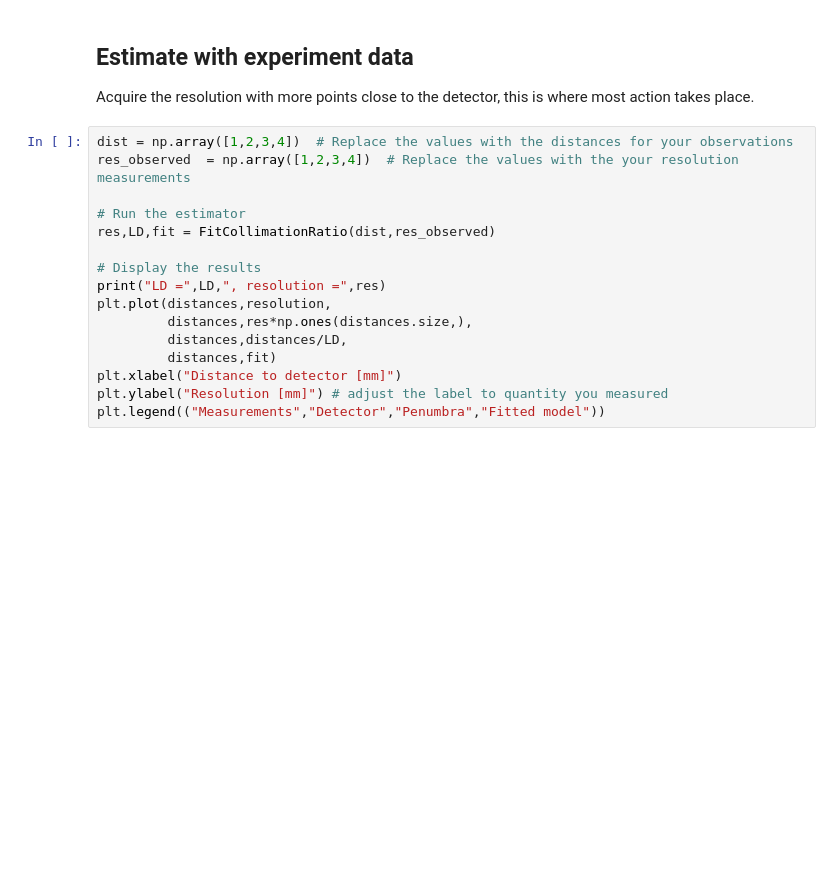
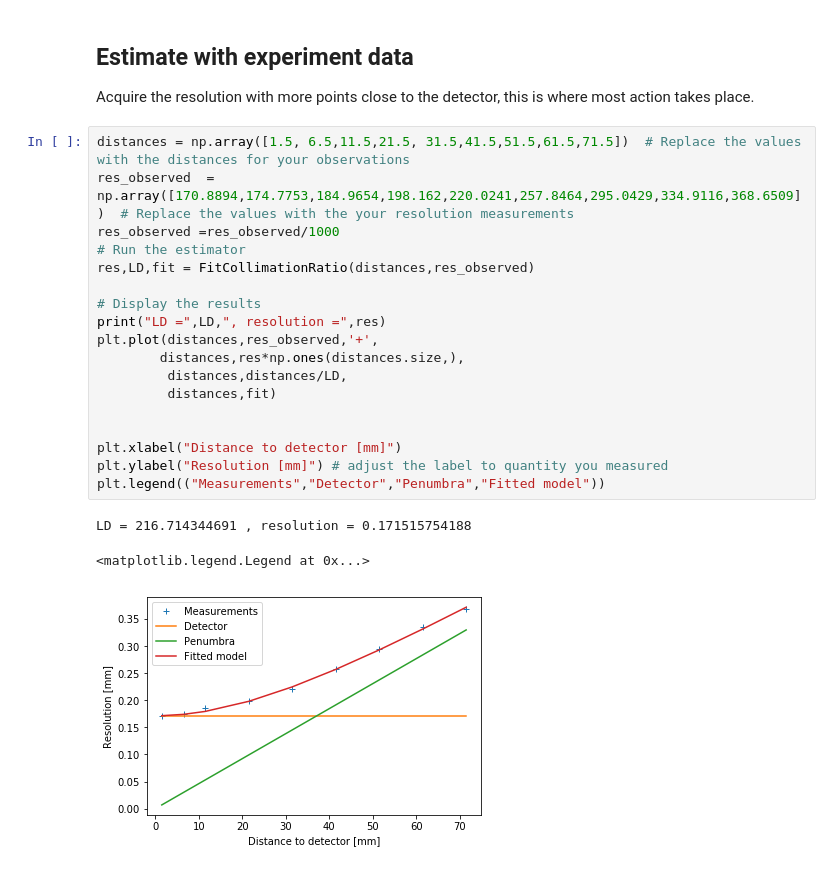
Before and after one commit to neutronimaging/scripts, a Jupyter notebook: python/notebooks/EstimateCollimationRatio.ipynb, the cells around one changed output. Saved outputs shown, nothing was run; the diff lists cells and outputs as text; blank space fills up the shorter version.

```diff
--- a/python/notebooks/EstimateCollimationRatio.ipynb
+++ b/python/notebooks/EstimateCollimationRatio.ipynb
@@ -105,18 +105,24 @@ LD = 500.0 , resolution = 0.1
 ## Estimate with experiment data
 Acquire the resolution with more points close to the detector, this is where most action takes place.
 # %%
-dist = np.array([1,2,3,4])  # Replace the values with the distances for your observations
-res_observed  = np.array([1,2,3,4])  # Replace the values with the your resolution measurements
-
+distances = np.array([1.5, 6.5,11.5,21.5, 31.5,41.5,51.5,61.5,71.5])  # Replace the values with the distances for your observations
+res_observed  = np.array([170.8894,174.7753,184.9654,198.162,220.0241,257.8464,295.0429,334.9116,368.6509])  # Replace the values with the your resolution measurements
+res_observed =res_observed/1000
 # Run the estimator
-res,LD,fit = FitCollimationRatio(dist,res_observed)
+res,LD,fit = FitCollimationRatio(distances,res_observed)
 
 # Display the results
 print("LD =",LD,", resolution =",res)
-plt.plot(distances,resolution,
-         distances,res*np.ones(distances.size,),
+plt.plot(distances,res_observed,'+',
+        distances,res*np.ones(distances.size,),
          distances,distances/LD,
          distances,fit)
+
+
 plt.xlabel("Distance to detector [mm]")
 plt.ylabel("Resolution [mm]") # adjust the label to quantity you measured
 plt.legend(("Measurements","Detector","Penumbra","Fitted model"))
+# %% [output]
+LD = 216.714344691 , resolution = 0.171515754188
+<matplotlib.legend.Legend at 0x...>
+[figure, added]
```
Also changed, not shown: parts of 2 cells of this notebook, 1 other file.
